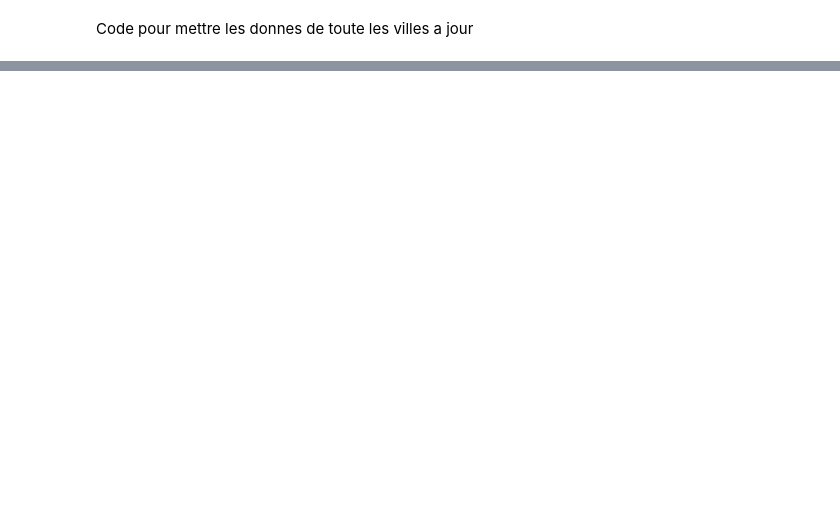
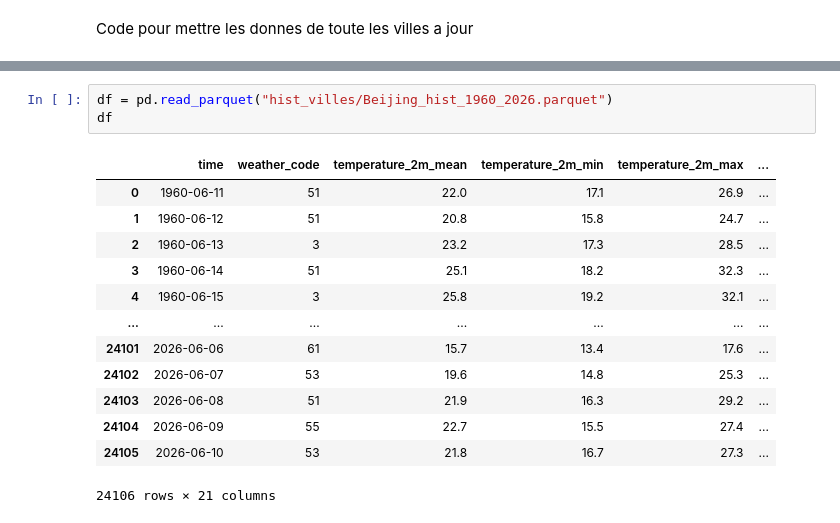
Before and after one commit to 3teliau3/app-meteo-vis-hist-pred, a Jupyter notebook: note_book.ipynb, the cells around one changed output, grey strips where cells are left out. Cells and saved outputs as stored; diff of their text form; blank space fills up the shorter version.

```diff
--- a/note_book.ipynb
+++ b/note_book.ipynb
@@ -814,0 +810,17 @@ for city, lat, lon in cities:
+# %%
+df = pd.read_parquet("hist_villes/Beijing_hist_1960_2026.parquet")
+df
+# %% [output]
+|  | time | weather_code | temperature_2m_mean | temperature_2m_min | temperature_2m_max | ... |
+| 0 | 1960-06-11 | 51 | 22.0 | 17.1 | 26.9 | ... |
+| 1 | 1960-06-12 | 51 | 20.8 | 15.8 | 24.7 | ... |
+| 2 | 1960-06-13 | 3 | 23.2 | 17.3 | 28.5 | ... |
+| 3 | 1960-06-14 | 51 | 25.1 | 18.2 | 32.3 | ... |
+| 4 | 1960-06-15 | 3 | 25.8 | 19.2 | 32.1 | ... |
+| ... | ... | ... | ... | ... | ... | ... |
+| 24101 | 2026-06-06 | 61 | 15.7 | 13.4 | 17.6 | ... |
+| 24102 | 2026-06-07 | 53 | 19.6 | 14.8 | 25.3 | ... |
+| 24103 | 2026-06-08 | 51 | 21.9 | 16.3 | 29.2 | ... |
+| 24104 | 2026-06-09 | 55 | 22.7 | 15.5 | 27.4 | ... |
+| 24105 | 2026-06-10 | 53 | 21.8 | 16.7 | 27.3 | ... |
+24106 rows × 21 columns
```
Also changed, not shown: parts of 2 cells of this notebook, 2 other files.
